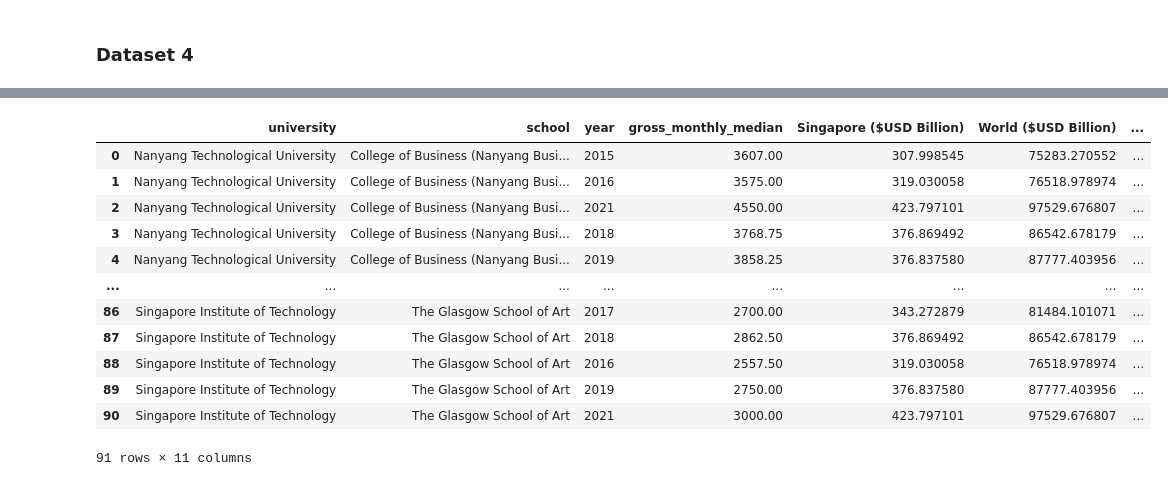
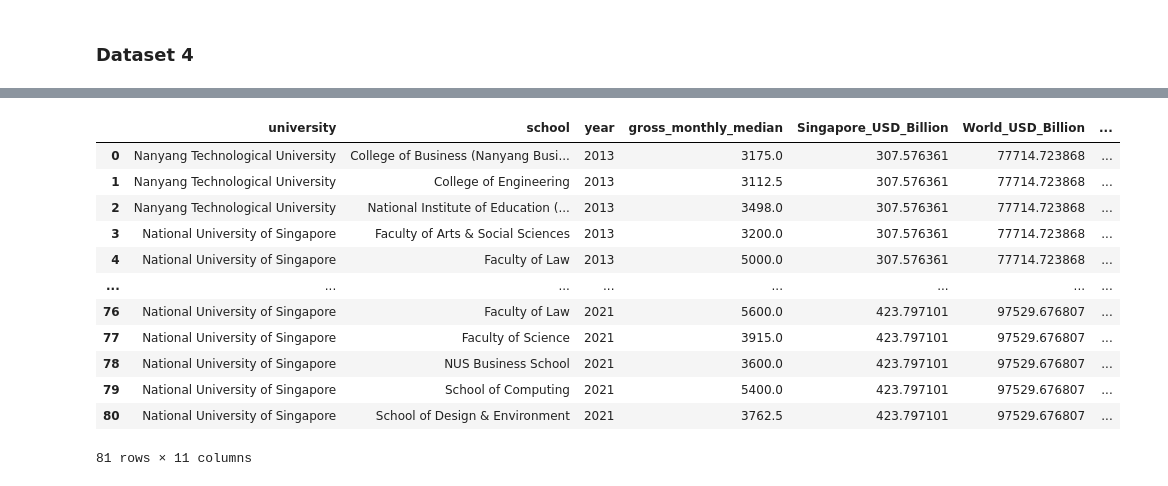
Before and after one commit to y0ngjie/PDAS-ST1510-CA2, a Jupyter notebook: CA2.ipynb, the cells around one changed output, grey strips where cells are left out. Saved outputs shown, nothing was run; the diff lists cells and outputs as text; code cells hidden in the pictures.

```diff
--- a/CA2.ipynb
+++ b/CA2.ipynb
@@ -240,12 +284,16 @@ inflationRateDf_filtered
 inflationRateDf_filtered.sort_index(ascending=True).reset_index(inplace=True)
 
 # Rename column from index to year
-inflationRateDf_filtered = inflationRateDf_filtered.rename(columns={'index': 'year'})
+inflationRateDf_filtered.rename(columns={'index': 'year',
+                                        'MAS Core Inflation Measure (Index)':"MAX_Core_Inflation",
+                                        'Services Inflation Measure (Index)': "Services_Inflation",
+                                        'Retail & Other Goods Inflation Measure (Index)': 'Retail_OtherGoods_Inflation',
+                                        'Electricity & Gas Inflation Measure (Index)': 'Electricty_Gas_Inflation'},
+                                inplace=True)
 
 # Convert year to int value
 inflationRateDf_filtered['year'] = inflationRateDf_filtered['year'].astype(int)
 
 # # Verify changes made
-get_info(inflationRateDf_filtered, "filtered inflation rate")
 inflationRateDf_filtered
 # %% [output]
@@ -282,6 +415,8 @@ unemploymentRateDfP_filtered = unemploymentRateDf.iloc[-10:-1, :-1].reset_index(
 # Create new column year which converts date from YYYY-MM-DD
 unemploymentRateDfP_filtered['year'] = unemploymentRateDfP_filtered['date'].str[:4]
 unemploymentRateDfP_filtered=unemploymentRateDfP_filtered[['year', 	' Unemployment Rate (%)']]
+unemploymentRateDfP_filtered.rename(columns={' Unemployment Rate (%)': 'Unemployment_rate'}, inplace=True)
+
 
 # Convert year to int value
 unemploymentRateDfP_filtered['year'] = unemploymentRateDfP_filtered['year'].astype(int)
@@ -319,0 +454,6 @@ gradEmploymentSurveyDf_nona = gradEmploymentSurveyDf_nona.groupby(['university',
+# %%
+GES_Df_nona = GES_Df.dropna()
+
+GES_Df_nona = GES_Df_nona.groupby(['university', 'school', 'year'])[['gross_monthly_median']].median()
+
+GES_Df_nona
@@ -320,26 +475,18 @@ gradEmploymentSurveyDf_nona = gradEmploymentSurveyDf_nona.groupby(['university',
 # %%
-# Filter the DataFrame to include only data from 2015 to 2021
-filtered_df = gradEmploymentSurveyDf_nona[(gradEmploymentSurveyDf_nona.index.get_level_values('year') >= 2015)
-                                          & (gradEmploymentSurveyDf_nona.index.get_level_values('year') <= 2021)]
+# Group by school and count the number of entries for each school
+school_counts = GES_Df_nona.groupby(level=['university', 'school']).size()
 
-# Group by school and count the number of entries for each school
-school_counts = filtered_df.groupby(level=['university', 'school']).size()
+# Get the schools with entries for all years from 2015 to 2021
+schools_with_all_years = school_counts[school_counts == 9].index
 
-# # # Get the schools with entries for all years from 2015 to 2021
-schools_with_all_years = school_counts[school_counts == 7].index
-
-# gradEmploymentSurveyDf_nona[gradEmploymentSurveyDf_nona.index.get_level_values(['university','school']).isin(schools_with_all_years)].reset_index()
-
-filtered_df_reset = filtered_df.reset_index()
+GES_Df_filtered = GES_Df_nona.reset_index()
 
 # Filter the DataFrame based on schools_with_all_years
-filtered_data = filtered_df_reset[filtered_df_reset[['university', 'school']].
+filtered_data = GES_Df_filtered[GES_Df_filtered[['university', 'school']].
                                   apply(tuple, axis=1).
                                   isin(schools_with_all_years)]
 
 filtered_data.reset_index(inplace=True, drop=True)
 
-get_info(filtered_data, "filtered graduate survery")
-# filtered_data['university'].unique()
-# filtered_data['school'].unique()
+filtered_data
 # %% [output]
@@ -357,24 +544,25 @@ The names of the columns are
 # %%
 datasets = [filtered_data, gdp_filtered, unemploymentRateDfP_filtered, inflationRateDf_filtered]
 
 final_df = datasets[0]
 
 for df in datasets[1:]:
     final_df = pd.merge(final_df, df, on='year', how='inner')
 
-final_df = final_df.sort_values(by='school').reset_index(drop=True)
+# final_df = final_df.sort_values(by=['university', 'school', 'year']).reset_index(drop=True)
+# final_df
 final_df
 # %% [output]
-|  | university | school | year | gross_monthly_median | Singapore ($USD Billion) | World ($USD Billion) | ... |
-| 0 | Nanyang Technological University | College of Business (Nanyang Busi... | 2015 | 3607.00 | 307.998545 | 75283.270552 | ... |
-| 1 | Nanyang Technological University | College of Business (Nanyang Busi... | 2016 | 3575.00 | 319.030058 | 76518.978974 | ... |
-| 2 | Nanyang Technological University | College of Business (Nanyang Busi... | 2021 | 4550.00 | 423.797101 | 97529.676807 | ... |
-| 3 | Nanyang Technological University | College of Business (Nanyang Busi... | 2018 | 3768.75 | 376.869492 | 86542.678179 | ... |
-| 4 | Nanyang Technological University | College of Business (Nanyang Busi... | 2019 | 3858.25 | 376.837580 | 87777.403956 | ... |
+|  | university | school | year | gross_monthly_median | Singapore_USD_Billion | World_USD_Billion | ... |
+| 0 | Nanyang Technological University | College of Business (Nanyang Busi... | 2013 | 3175.0 | 307.576361 | 77714.723868 | ... |
+| 1 | Nanyang Technological University | College of Engineering | 2013 | 3112.5 | 307.576361 | 77714.723868 | ... |
+| 2 | Nanyang Technological University | National Institute of Education (... | 2013 | 3498.0 | 307.576361 | 77714.723868 | ... |
+| 3 | National University of Singapore | Faculty of Arts & Social Sciences | 2013 | 3200.0 | 307.576361 | 77714.723868 | ... |
+| 4 | National University of Singapore | Faculty of Law | 2013 | 5000.0 | 307.576361 | 77714.723868 | ... |
 | ... | ... | ... | ... | ... | ... | ... | ... |
-| 86 | Singapore Institute of Technology | The Glasgow School of Art | 2017 | 2700.00 | 343.272879 | 81484.101071 | ... |
-| 87 | Singapore Institute of Technology | The Glasgow School of Art | 2018 | 2862.50 | 376.869492 | 86542.678179 | ... |
-| 88 | Singapore Institute of Technology | The Glasgow School of Art | 2016 | 2557.50 | 319.030058 | 76518.978974 | ... |
-| 89 | Singapore Institute of Technology | The Glasgow School of Art | 2019 | 2750.00 | 376.837580 | 87777.403956 | ... |
-| 90 | Singapore Institute of Technology | The Glasgow School of Art | 2021 | 3000.00 | 423.797101 | 97529.676807 | ... |
+| 76 | National University of Singapore | Faculty of Law | 2021 | 5600.0 | 423.797101 | 97529.676807 | ... |
+| 77 | National University of Singapore | Faculty of Science | 2021 | 3915.0 | 423.797101 | 97529.676807 | ... |
+| 78 | National University of Singapore | NUS Business School | 2021 | 3600.0 | 423.797101 | 97529.676807 | ... |
+| 79 | National University of Singapore | School of Computing | 2021 | 5400.0 | 423.797101 | 97529.676807 | ... |
+| 80 | National University of Singapore | School of Design & Environment | 2021 | 3762.5 | 423.797101 | 97529.676807 | ... |
-91 rows × 11 columns
+81 rows × 11 columns
```
Also changed, not shown: parts of 39 cells of this notebook.
